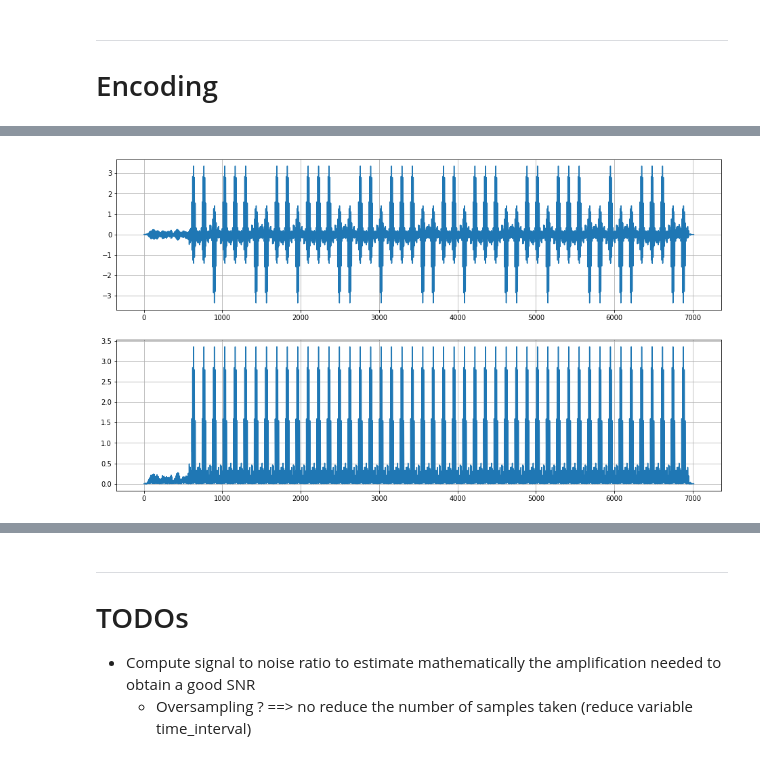
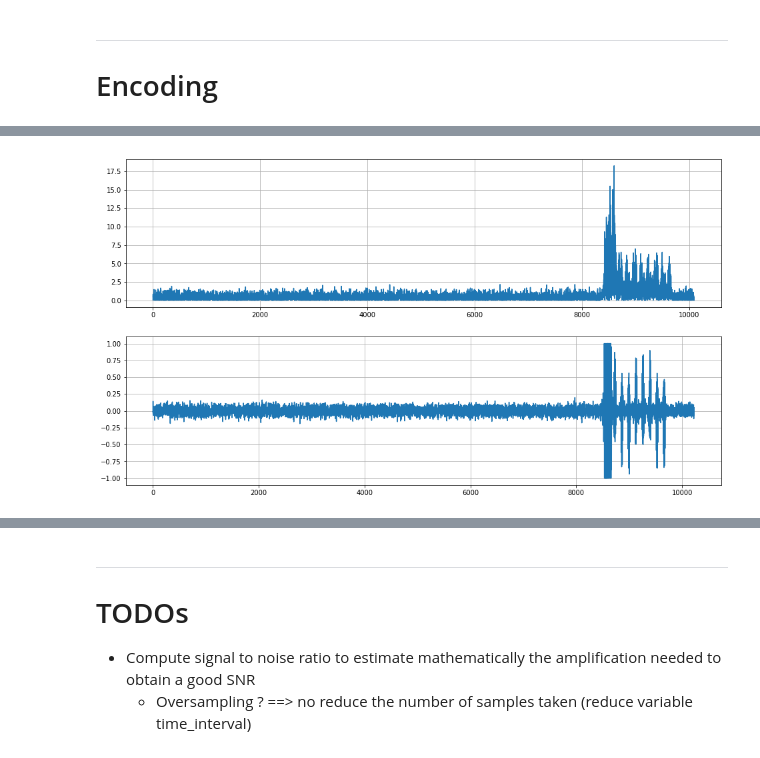
Before and after one commit to Dreyvor/Project_PDC, a Jupyter notebook: signal_conception.ipynb, the cells around one changed output, grey strips where cells are left out. Saved outputs shown, nothing was run; the diff lists cells and outputs as text; code cells hidden in the pictures.

```diff
--- a/signal_conception.ipynb
+++ b/signal_conception.ipynb
@@ -39,0 +42,13 @@ clap = 5*"#"
+# %%
+#clap = []
+#for i in range(133):
+#    clap.append(np.random.choice())
+clap = np.random.choice([-1,1], 133)
+for i in range(len(clap)):
+    if(clap[i] == 0):
+        clap[i] = -1
+print(clap)
+clap2 = []
+for i in range(10):
+    clap2.append(1)
+print(clap2)
@@ -121,8 +139,8 @@ def addNoise(y):
 def getSignal():
     y_base = psi(t)
     y = modulate_and_resize(y_base)
-    return y
-    #return addNoise(y)
+    #return y
+    return addNoise(y)
 
 y_to_send = getSignal()
 
@@ -265,47 +300,63 @@ signal start at 500
 # %%
-def toAbs(tab):
-    for i in range(len(tab)):
-        tab[i] = np.abs(tab[i])
+received = np.loadtxt("received.txt")
+print("rcv")
+print(len(received))
 
-def findOffset2(signal_received, signal_desired, signal_desired_length):
-    start = 0
-    while(signal_received[start] < 0.5):
-        start += 1
-    start -= 55
-    print(signal_desired_length)
-    print(start)
-    print(len(signal_received) - signal_desired_length - start)
+def findOffset2(signal_received, signal_desired):
+    signal_desired_length = len(signal_desired)
+    #start = 0
+    #while(signal_received[start] < 0.5):
+    #    start += 1
+    #start -= 55
+    #print(signal_desired_length)
+    #print(start)
+    #print(len(signal_received) - signal_desired_length - start)
     a = []
-    for i in range(len(signal_received) - signal_desired_length - start):
+    for i in range(len(signal_received) - signal_desired_length):
         temp = 0
         for j in range(signal_desired_length):
-            temp += signal_received[i+j+start] * signal_desired[j]
+            temp += signal_received[i+j] * signal_desired[j]
         a.append(temp)
 
-    print("max at :")
-    print(np.argmax(a))
-    return np.argmax(a) + start
+    plt.figure(figsize=(16,9))
+    plt.subplot(211)
+    plt.plot(np.abs(a))
+    plt.grid()
+    plt.subplot(212)
+    plt.plot(signal_received)
+    plt.grid()
+    plt.show()
 
-def findOffset(signal_received, signal_desired, signal_desired_length):
+    return np.argmax(np.abs(a))
+
+def findOffset(signal_received, signal_desired):
+    signal_desired_length = len(signal_desired)
     conv = np.convolve(signal_received, signal_desired)
 
     plt.figure(figsize=(16,9))
     plt.subplot(211)
-    plt.plot(conv)
+    plt.plot(np.abs(conv))
     plt.grid()
     plt.subplot(212)
-
-    toAbs(conv)
-
-    plt.plot(conv) #np.fft.fft(conv))
+    plt.plot(np.abs(conv)) #np.fft.fft(conv))
     plt.grid()
     plt.show()
 
-    return np.argmax(conv) - signal_desired_length + 1
+    return np.argmax(np.abs(conv)) - signal_desired_length + 1
 
-clap_codeword = textToCodewords("b")
-clap_encoded = encode(clap_codeword, y_to_send)
-offset = findOffset(signal_test_test, y_to_send, len(y_to_send))
+#clap_codeword = textToCodewords(clap)
+clap_encoded = encode(clap, y_to_send)
+offset = findOffset2(received, clap)
 print("signal start at index : ")
 print(offset)
+
+resized = []
+for i in range(1197):
+    resized.append(received[offset + i + len(clap)])
+
+plt.figure(figsize=(16,9))
+plt.subplot(211)
+plt.plot(resized)
+plt.grid()
+plt.show
 # %% [output]
@@ -312 +365 @@ print(offset)
-[figure, old version]
+[figure, new version]
```
Also changed, not shown: parts of 9 cells of this notebook, 1 other file.
